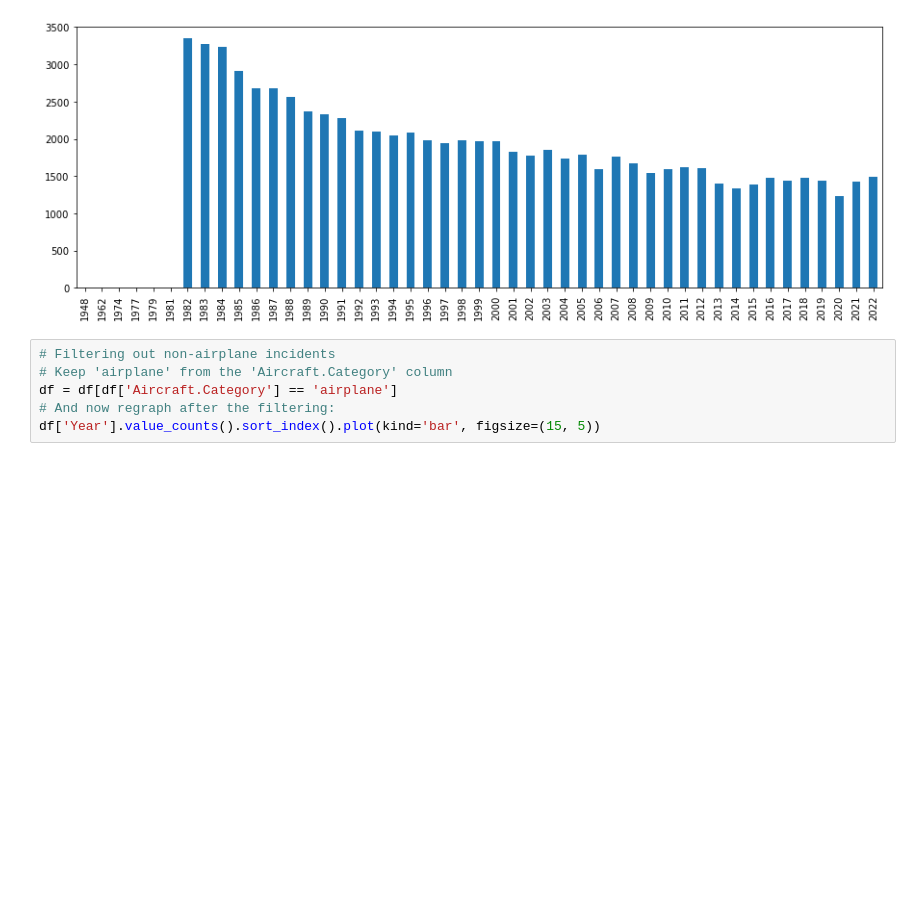
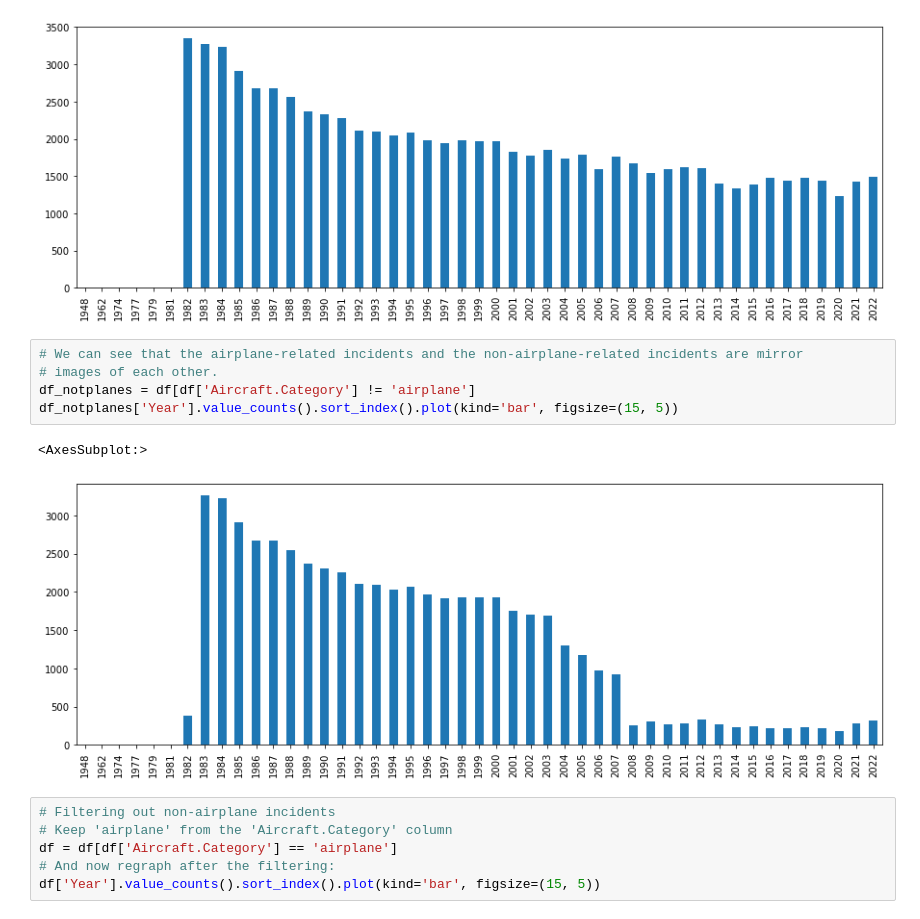
Before and after one commit to natehiatt/aviation_project, a Jupyter notebook: notebooks/data_cleaning.ipynb, the cells around one changed output. Saved outputs shown, nothing was run; the diff lists cells and outputs as text; blank space fills up the shorter version.

```diff
--- a/notebooks/data_cleaning.ipynb
+++ b/notebooks/data_cleaning.ipynb
@@ -42,6 +42,14 @@ df['Year'].value_counts().sort_index().plot(kind='bar', figsize=(15, 5))
 # %% [output]
 <AxesSubplot:>
 [figure]
+# %%
+# We can see that the airplane-related incidents and the non-airplane-related incidents are mirror
+# images of each other.
+df_notplanes = df[df['Aircraft.Category'] != 'airplane']
+df_notplanes['Year'].value_counts().sort_index().plot(kind='bar', figsize=(15, 5))
+# %% [output]
+<AxesSubplot:>
+[figure, added]
 # %%
 # Filtering out non-airplane incidents
 # Keep 'airplane' from the 'Aircraft.Category' column
```
Also changed, not shown: 2 other files.
